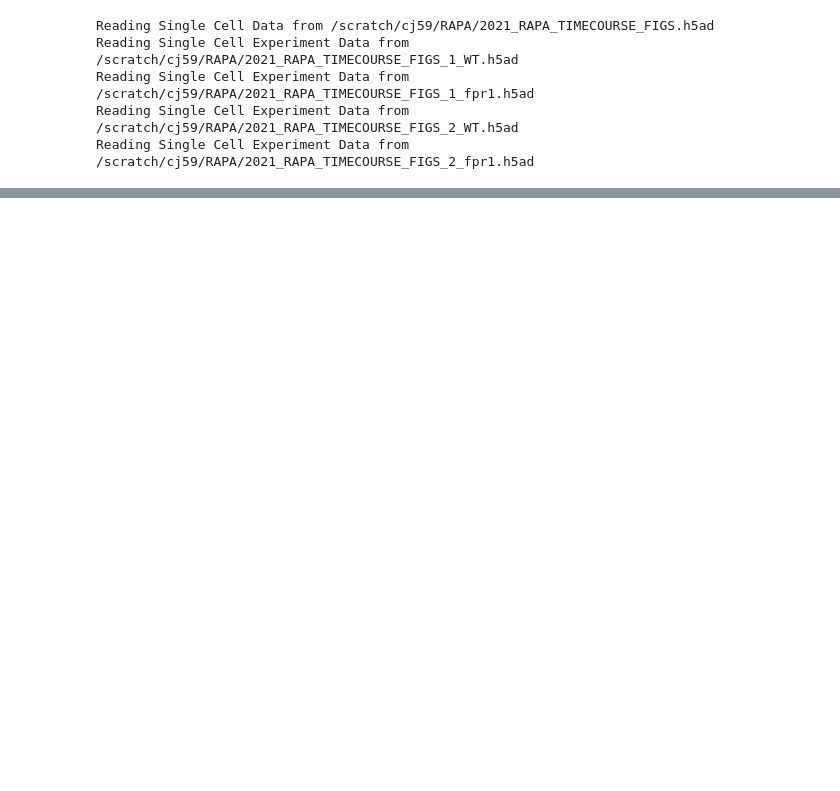
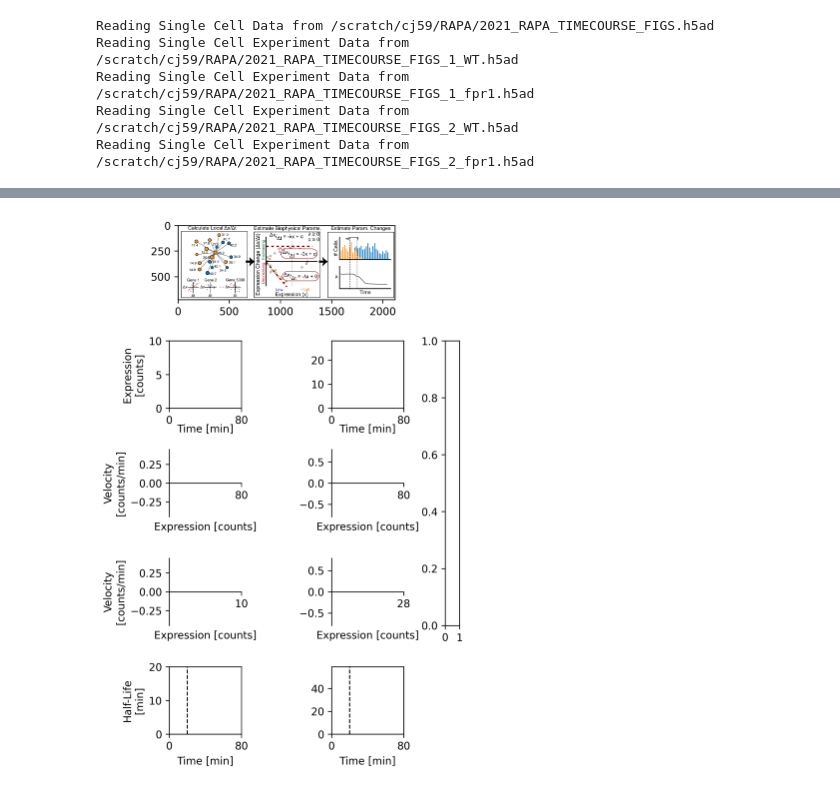
Before and after one commit to GreshamLab/jtb_2023_code, a Jupyter notebook: Figure_3.ipynb, the cells around one changed output, grey strips where cells are left out. Cells and saved outputs as stored; diff of their text form; code cells hidden in the pictures; blank space fills up the shorter version.

```diff
--- a/Figure_3.ipynb
+++ b/Figure_3.ipynb
@@ -247,5 +265,0 @@ for ax_id, label in panel_labels.items():
-# %%
-g_idx =
-times = pdata.uns['decay_windows']['times']
-decays = pdata.varm['decay_windows'][g_idx, :].flatten()
-decays_se = pdata.varm['decay_windows_se'][g_idx, :].flatten()
@@ -312,0 +451,79 @@ array([        nan, 27.7134381 , 21.88226831, 22.00671929, 23.87593947,
+# %%
+rgen = np.random.default_rng(100)
+
+rep_colors = ['darkslateblue', 'darkgoldenrod']
+
+panel_genes = ["YKR039W", "YOR063W"]
+
+panel_labels = {'schematic': "A",
+                'expr_1': "B",
+                'velocity_1': "C",
+                'decay_1': "D",
+                'decaytime_1': "E"}
+
+layout = [['schematic', 'schematic', 'schematic', '.'],
+          ['expr_1', '.', 'expr_2', 'time_lgd'],
+          ['velocity_1', '.', 'velocity_2', 'time_lgd'],
+          ['decay_1', '.', 'decay_2', 'time_lgd'],
+          ['decaytime_1', '.', 'decaytime_2', '.']]
+
+fig_refs = {}
+
+fig, axd = plt.subplot_mosaic(layout,
+                              gridspec_kw=dict(width_ratios=[1, 0.1, 1, 0.2],
+                                               height_ratios=[1.1, 1, 1, 1, 1],
+                                               wspace=1, hspace=0.6),
+                              figsize=(5, 9), dpi=300)
+
+fig_refs['schematic'] = axd['schematic'].imshow(plt.imread(FIG3A_FILE_NAME), aspect='equal')
+
+def _shift_xaxis_y(ax, shift):
+    label = ax.xaxis.get_label()
+    x, y = label.get_position()
+    label.set_position([x, y + shift])
+    ax.xaxis.set_label(label)
+
+for i, g in enumerate(panel_genes):
+
+    ### PANEL A ###
+    a_ref = "expr_" + str(i + 1)
+    axd[a_ref].set_xlim(0, 80)
+    axd[a_ref].set_xticks([0, 80])
+    axd[a_ref].set_ylim(*expr_limits[g])
+    axd[a_ref].set_ylabel("Expression\n[counts]") if i == 0 else None
+    axd[a_ref].set_xlabel("Time [min]", labelpad=-2)
+
+    ### PANEL B ###
+    b_ref = "velocity_" + str(i + 1)
+
+    axd[b_ref].set_xlim(0, 80)
+    axd[b_ref].set_xticks([80])
+    axd[b_ref].set_ylim(*velocity_limits[g])
+    axd[b_ref].set_ylabel("Velocity\n[counts/min]") if i == 0 else None
+    axd[b_ref].set_xlabel("Expression [counts]", labelpad=20)
+
+    _replot_axes(axd[b_ref])
+
+    ### PANEL C ###
+    c_ref = "decay_" + str(i + 1)
+
+    axd[c_ref].set_xlim(*expr_limits[g])
+    axd[c_ref].set_xticks([expr_limits[g][1]])
+    axd[c_ref].set_ylim(*velocity_limits[g])
+    axd[c_ref].set_ylabel("Velocity\n[counts/min]") if i == 0 else None
+    axd[c_ref].set_xlabel("Expression [counts]", labelpad=20)
+
+    _replot_axes(axd[c_ref])
+
+    ### PANEL D ###
+    d_ref = "decaytime_" + str(i + 1)
+
+    axd[d_ref].set_xlim(0, 80)
+    axd[d_ref].set_xticks([0, 80])
+    axd[d_ref].set_ylim(*halflife_limits[g])
+
+    axd[d_ref].axvline(20, 0, 1, linestyle='--', linewidth=1.0, c='black')
+    axd[d_ref].set_ylabel("Half-Life\n[min]") if i == 0 else None
+    axd[d_ref].set_xlabel("Time [min]")
+# %% [output]
+[figure, added]
```
Also changed, not shown: parts of 11 cells of this notebook, 18 other files.
